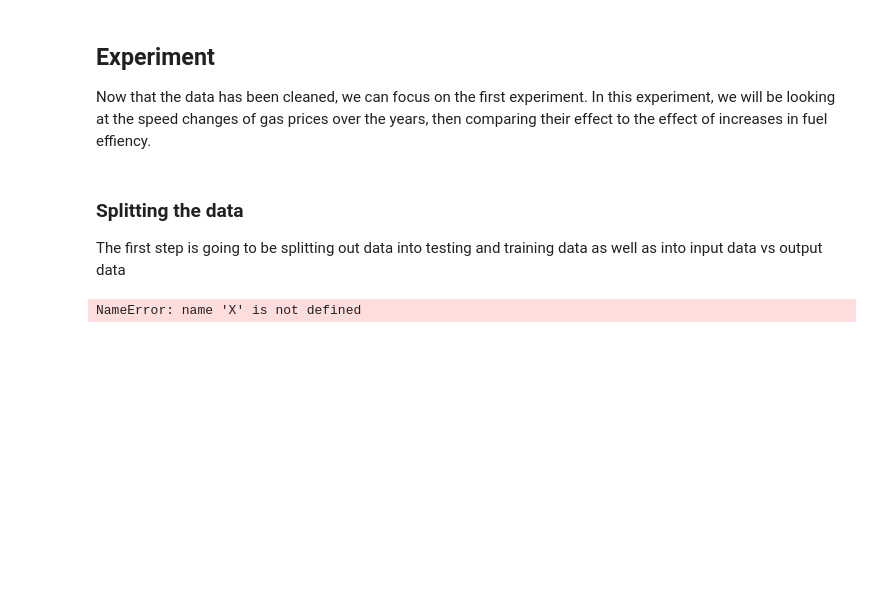
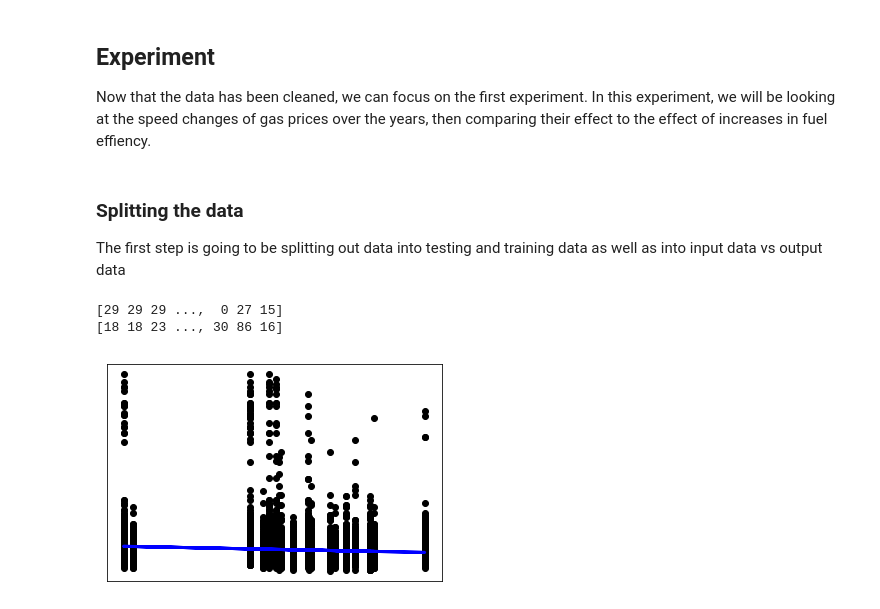
Before and after one commit to 21stBam/Data-Mining-Project, a Jupyter notebook: Baynesian_Regression.ipynb, the cells around one changed output. Saved outputs shown, nothing was run; the diff lists cells and outputs as text; code cells hidden in the pictures; blank space fills up the shorter version.

Commit message:
Finished Bayes and Linear experiments

```diff
--- a/Baynesian_Regression.ipynb
+++ b/Baynesian_Regression.ipynb
@@ -156,9 +156,11 @@ Now that the data has been cleaned, we can focus on the first experiment. In thi
 # %% [markdown]
 ### Splitting the data
 The first step is going to be splitting out data into testing and training data as well as into input data vs output data
-# %%
-#X = fruits[['height', 'width', 'mass', 'color_score']]
-#y = fruits['fruit_label']
-X_train, X_test, y_train, y_test = train_test_split(X, y, random_state=0)
-# %% [output]
-NameError: name 'X' is not defined
+# %%
+x = data.VClass_codes.values
+y = data.comb08.values
+x = x.reshape(len(x), 1)
+y = y.reshape(len(y), 1)
+# %% [output]
+[29 29 29 ...,  0 27 15]
+[18 18 23 ..., 30 86 16]
@@ -164,0 +177,17 @@ NameError: name 'X' is not defined
+# %%
+x = data.all_velocity.values
+y = data.comb08.values
+x = x.reshape(len(x), 1)
+y = y.reshape(len(y), 1)
+# %%
+regr = linear_model.BayesianRidge()
+regr.fit(x, y)
+
+# plot it as in the example at http://scikit-learn.org/
+plt.scatter(x, y,  color='black')
+plt.plot(x, regr.predict(x), color='blue', linewidth=3)
+plt.xticks(())
+plt.yticks(())
+plt.show()
+# %% [output]
+[figure, added]
```
Also changed, not shown: parts of 2 cells of this notebook, 2 other files.
